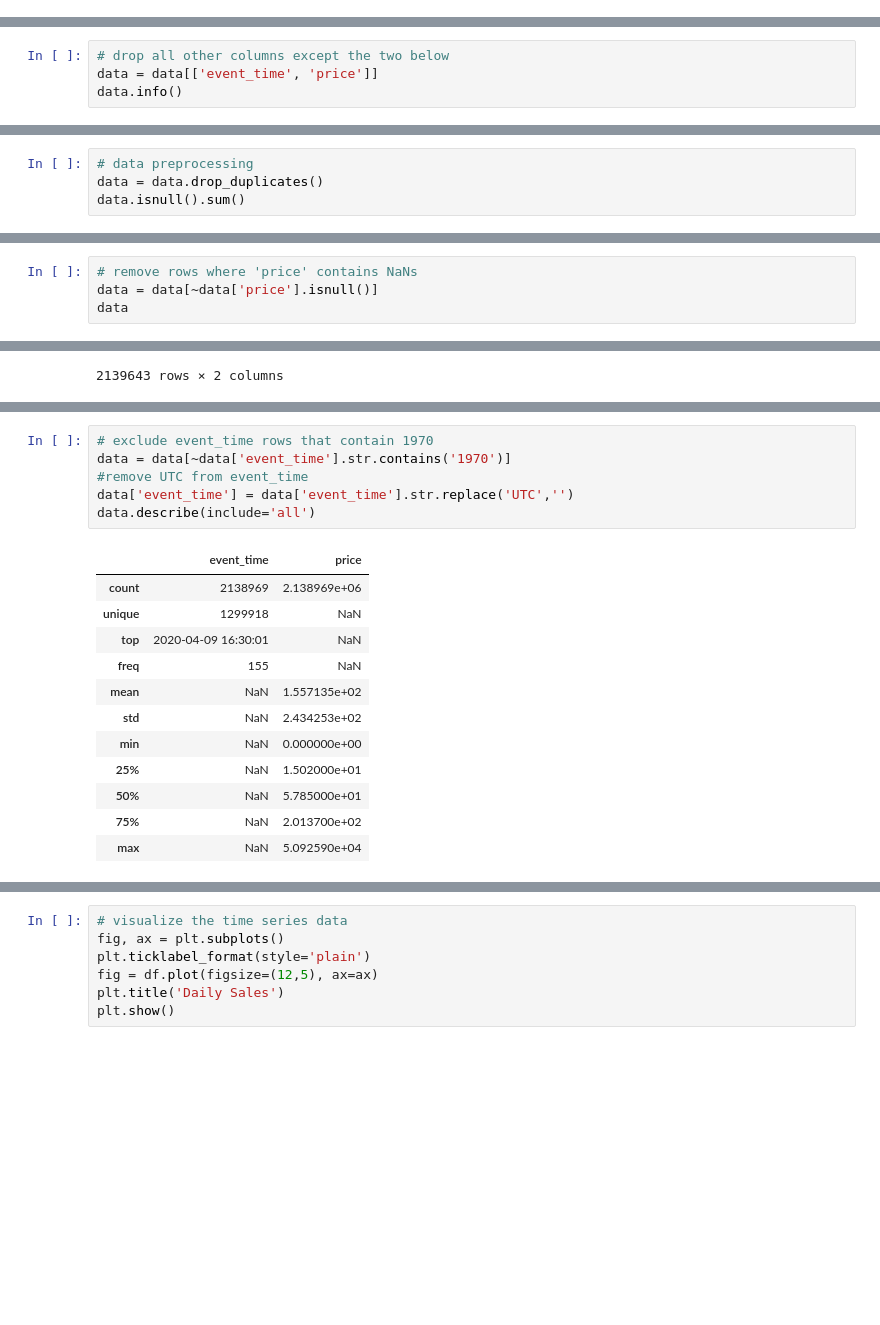
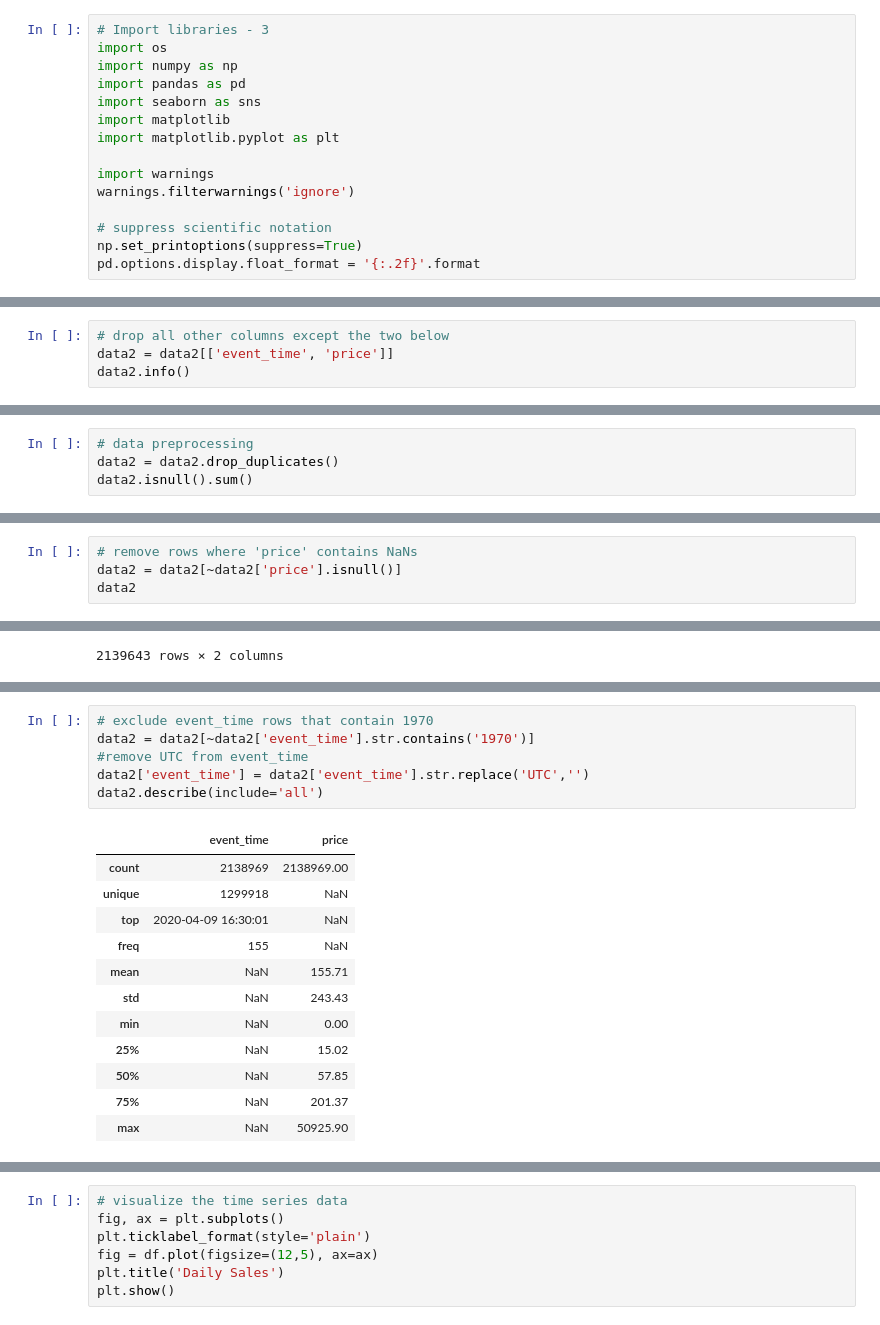
Before and after one commit to harimagar/Data-Science-Project, a Jupyter notebook: RecommendationSystem.ipynb, the cells around one changed output, grey strips where cells are left out. Cells and saved outputs as stored; diff of their text form; blank space fills up the shorter version.

```diff
--- a/RecommendationSystem.ipynb
+++ b/RecommendationSystem.ipynb
@@ -153,3 +154,18 @@ df_data['price'] = df_data['price'].fillna(df_data['product_id'].map(products_me
 df_data['price'].isna().sum()
 # %% [output]
 0
+# %%
+# Import libraries - 3
+import os
+import numpy as np
+import pandas as pd
+import seaborn as sns
+import matplotlib
+import matplotlib.pyplot as plt
+
+import warnings
+warnings.filterwarnings('ignore')
+
+# suppress scientific notation
+np.set_printoptions(suppress=True)
+pd.options.display.float_format = '{:.2f}'.format
@@ -174,8 +266,8 @@ import warnings
 warnings.filterwarnings('ignore')
 # %%
 # drop all other columns except the two below
-data = data[['event_time', 'price']]
-data.info()
+data2 = data2[['event_time', 'price']]
+data2.info()
 # %% [output]
 <class 'pandas.core.frame.DataFrame'>
 RangeIndex: 2633521 entries, 0 to 2633520
@@ -188,8 +280,8 @@ dtypes: float64(1), object(1)
 memory usage: 40.2+ MB
 # %%
 # data preprocessing
-data = data.drop_duplicates()
-data.isnull().sum()
+data2 = data2.drop_duplicates()
+data2.isnull().sum()
 # %% [output]
 |  | 0 |
 | event_time | 0 |
@@ -197,8 +289,8 @@ data.isnull().sum()
 dtype: int64
 # %%
 # remove rows where 'price' contains NaNs
-data = data[~data['price'].isnull()]
-data
+data2 = data2[~data2['price'].isnull()]
+data2
 # %% [output]
 |  | event_time | price |
 | 0 | 2020-04-24 11:50:39 UTC | 162.01 |
@@ -238,21 +330,21 @@ data.describe(include='all')
 # %%
 # exclude event_time rows that contain 1970
-data = data[~data['event_time'].str.contains('1970')]
+data2 = data2[~data2['event_time'].str.contains('1970')]
 #remove UTC from event_time
-data['event_time'] = data['event_time'].str.replace('UTC','')
-data.describe(include='all')
+data2['event_time'] = data2['event_time'].str.replace('UTC','')
+data2.describe(include='all')
 # %% [output]
 |  | event_time | price |
-| count | 2138969 | 2.138969e+06 |
+| count | 2138969 | 2138969.00 |
 | unique | 1299918 | NaN |
 | top | 2020-04-09 16:30:01 | NaN |
 | freq | 155 | NaN |
-| mean | NaN | 1.557135e+02 |
-| std | NaN | 2.434253e+02 |
-| min | NaN | 0.000000e+00 |
-| 25% | NaN | 1.502000e+01 |
-| 50% | NaN | 5.785000e+01 |
-| 75% | NaN | 2.013700e+02 |
-| max | NaN | 5.092590e+04 |
+| mean | NaN | 155.71 |
+| std | NaN | 243.43 |
+| min | NaN | 0.00 |
+| 25% | NaN | 15.02 |
+| 50% | NaN | 57.85 |
+| 75% | NaN | 201.37 |
+| max | NaN | 50925.90 |
 # %%
 # create date column
```
Also changed, not shown: parts of 24 cells of this notebook.
